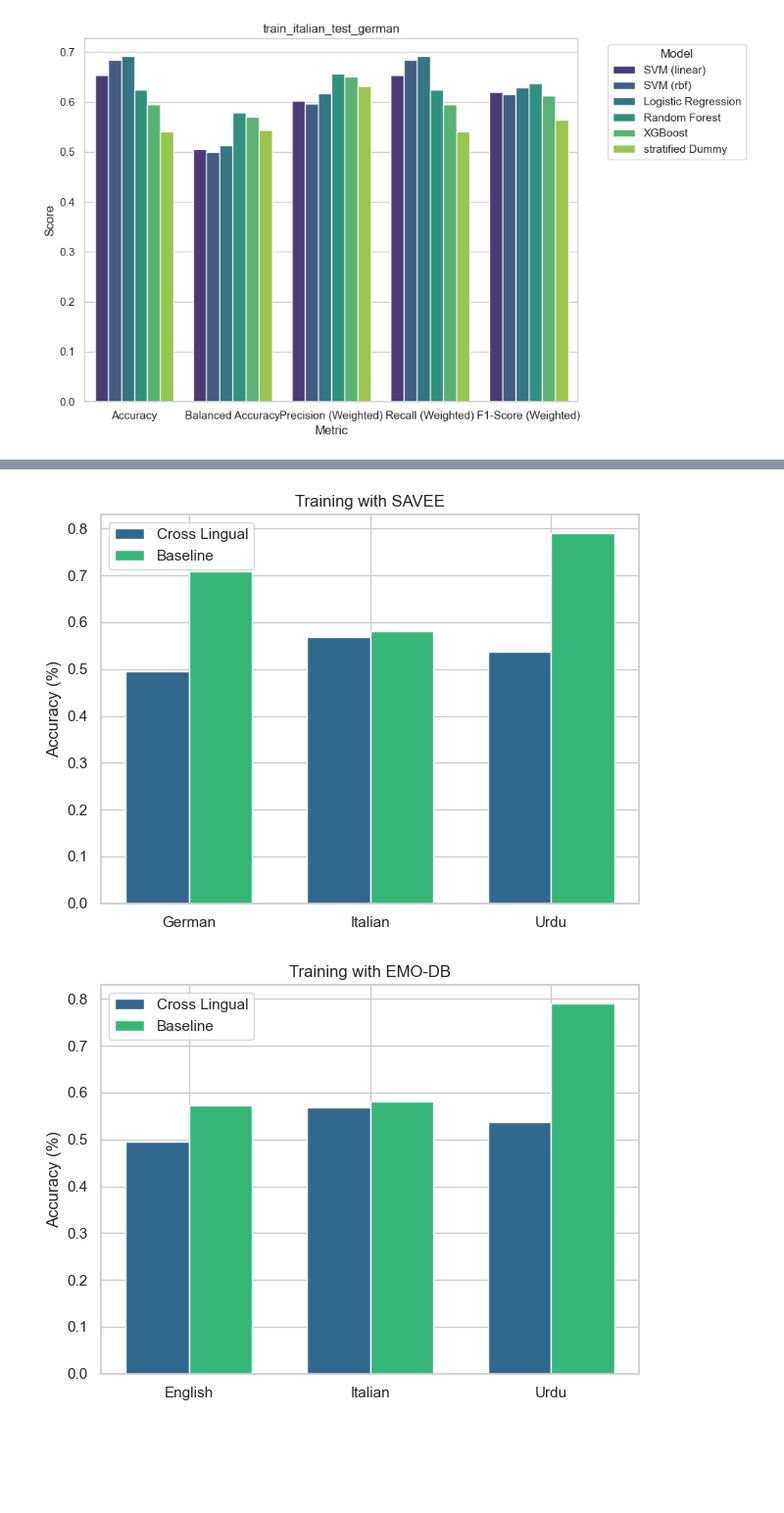
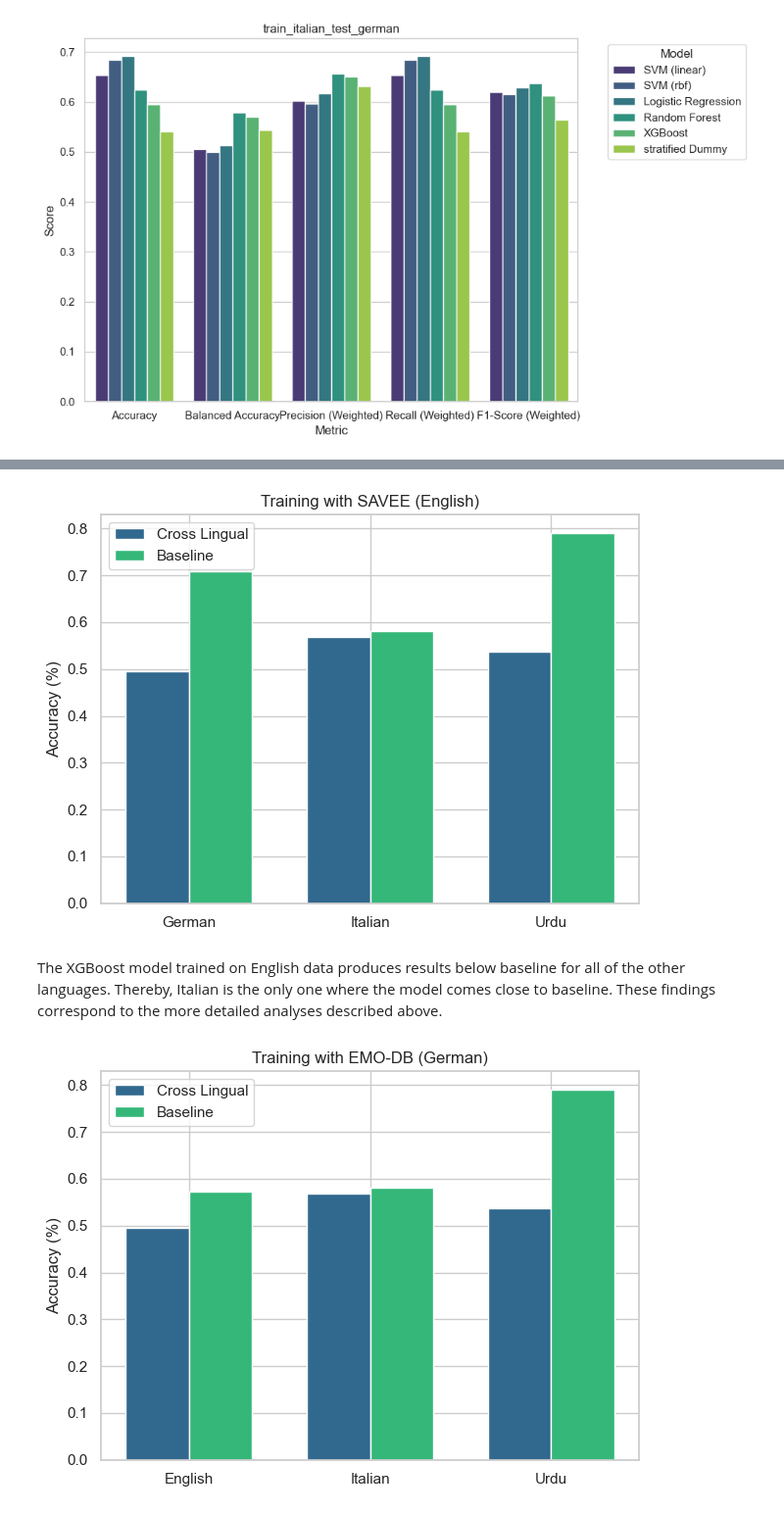
Before and after one commit to juverse/Speech-Emotion-Recognition, a Jupyter notebook: Evaluation/Crosslingual/crosslingual_evaluation.ipynb, the cells around one changed output, grey strips where cells are left out. Shown at 98% size. Cells and saved outputs as stored; diff of their text form; code cells hidden in the pictures; blank space fills up the shorter version.

Commit message:
Finish Western Crosslingual doku

```diff
--- a/Evaluation/Crosslingual/crosslingual_evaluation.ipynb
+++ b/Evaluation/Crosslingual/crosslingual_evaluation.ipynb
@@ -243,14 +248,16 @@ plot_results(train_italian_test_german, "train_italian_test_german")
 datasets = ['German', 'Italian', 'Urdu']
 df_train_english_accuracy = combined_dfs_train_english[(combined_dfs_train_english["Metric"] == "Balanced Accuracy") & (combined_dfs_train_english["Model"] == "XGBoost")]
 
-plot_crosslingual_vs_baseline(df_baseline_accuracy, df_train_english_accuracy, datasets, "Training with SAVEE")
+plot_crosslingual_vs_baseline(df_baseline_accuracy, df_train_english_accuracy, datasets, "Training with SAVEE (English)")
 # %% [output]
-[figure, old version]
+[figure, new version]
+# %% [markdown]
+The XGBoost model trained on English data produces results below baseline for all of the other languages. Thereby, Italian is the only one where the model comes close to baseline. These findings correspond to the more detailed analyses described above.
 # %%
 # Training with German
 datasets = ['English', 'Italian', 'Urdu']
 df_train_german_accuracy = combined_dfs_train_german[(combined_dfs_train_german["Metric"] == "Balanced Accuracy") & (combined_dfs_train_german["Model"] == "XGBoost")]
 
-plot_crosslingual_vs_baseline(df_baseline_accuracy, df_train_german_accuracy, datasets, "Training with EMO-DB")
+plot_crosslingual_vs_baseline(df_baseline_accuracy, df_train_german_accuracy, datasets, "Training with EMO-DB (German)")
 # %% [output]
-[figure, old version]
+[figure, new version]
```
Also changed, not shown: parts of 7 cells of this notebook, 1 other file.
